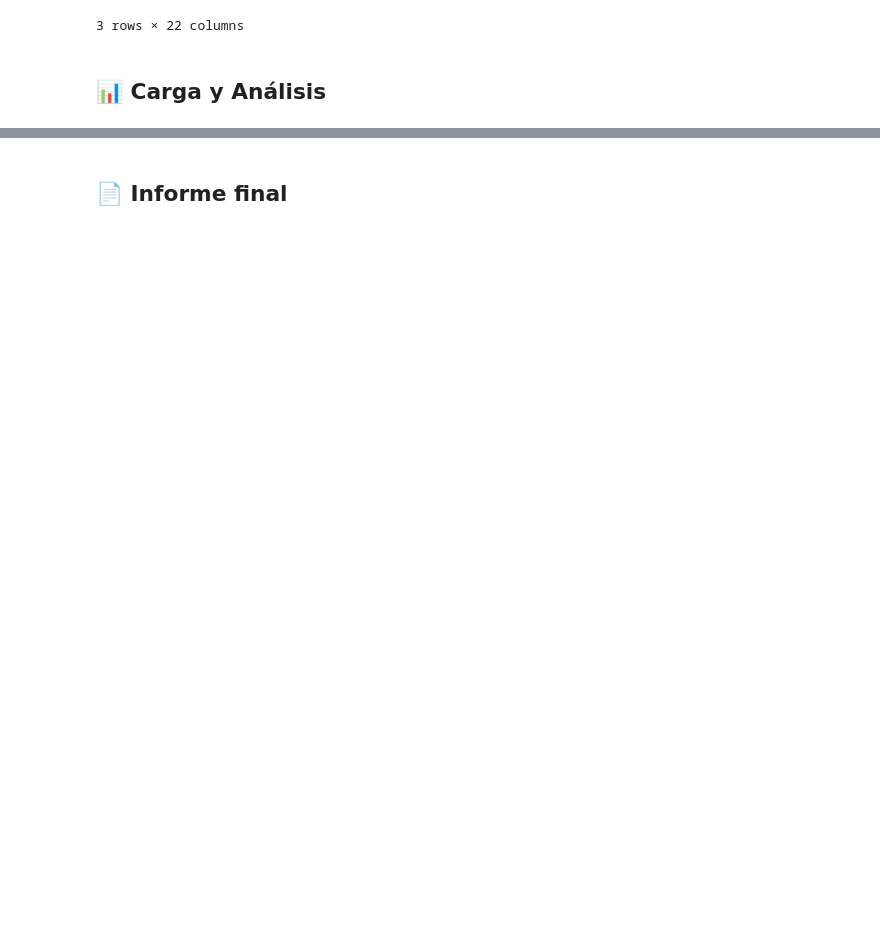
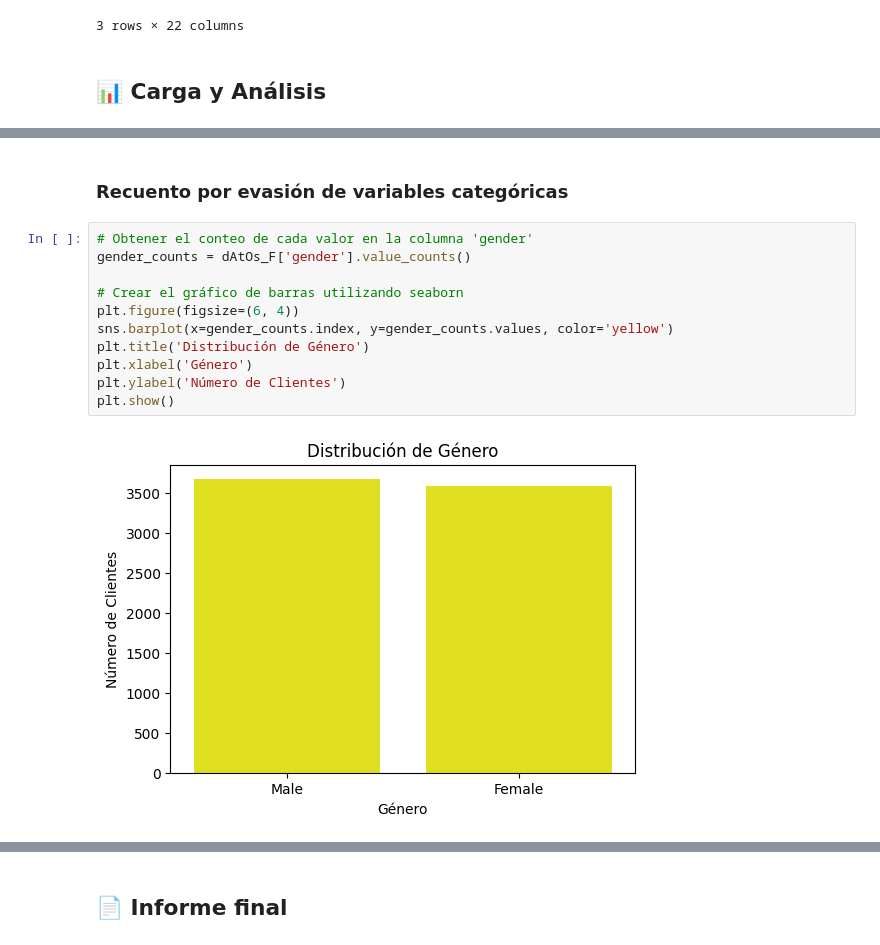
Before and after one commit to diego2003-her14/proyecto-telecom, a Jupyter notebook: desafio2_de_ciencia_de_datos_LATAM.ipynb, the cells around one changed output, grey strips where cells are left out. Saved outputs shown, nothing was run; the diff lists cells and outputs as text; blank space fills up the shorter version.

```diff
--- a/desafio2_de_ciencia_de_datos_LATAM.ipynb
+++ b/desafio2_de_ciencia_de_datos_LATAM.ipynb
@@ -500,0 +542,15 @@ dAtOs_F.head(3)
+# %% [markdown]
+### Recuento por evasión de variables categóricas
+# %%
+# Obtener el conteo de cada valor en la columna 'gender'
+gender_counts = dAtOs_F['gender'].value_counts()
+
+# Crear el gráfico de barras utilizando seaborn
+plt.figure(figsize=(6, 4))
+sns.barplot(x=gender_counts.index, y=gender_counts.values, color='yellow')
+plt.title('Distribución de Género')
+plt.xlabel('Género')
+plt.ylabel('Número de Clientes')
+plt.show()
+# %% [output]
+[figure, added]
```
Also changed, not shown: parts of 28 cells of this notebook.
